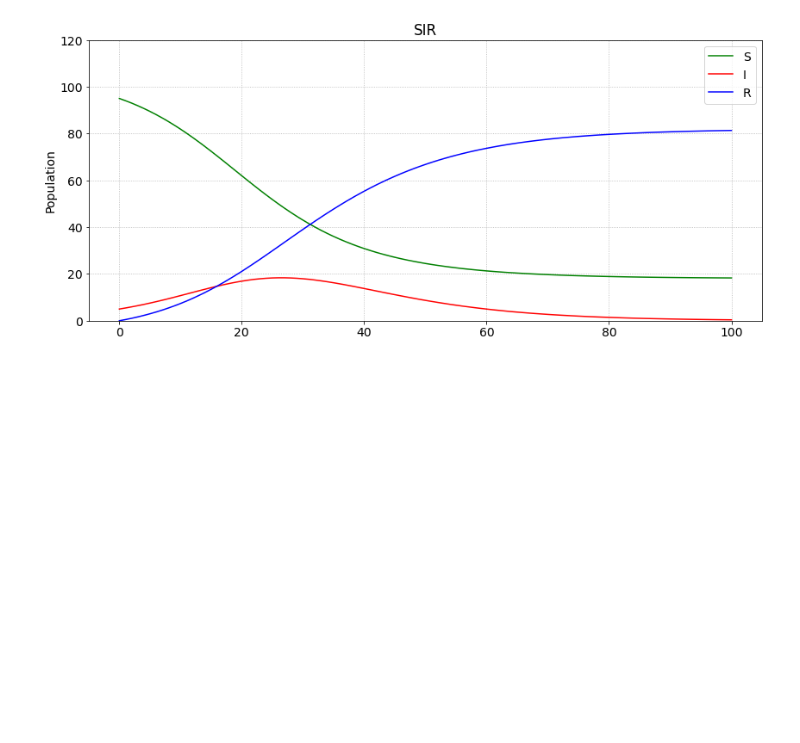
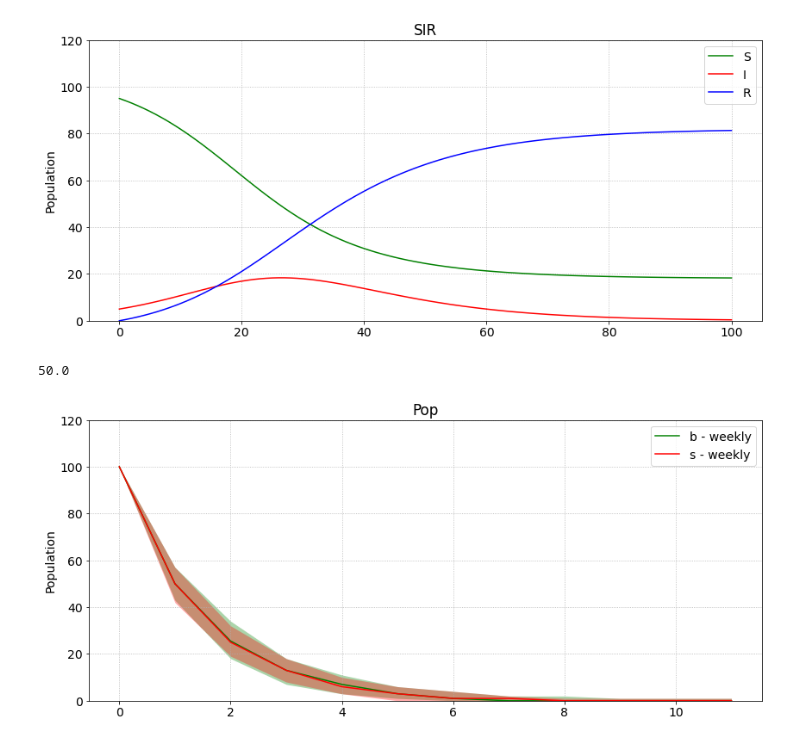
Before and after one commit to DND-DRDC-RDDC/OS_PyCoMod, a Jupyter notebook: test.ipynb, the cells around one changed output. Saved outputs shown, nothing was run; the diff lists cells and outputs as text; code cells hidden in the pictures; blank space fills up the shorter version.

```diff
--- a/test.ipynb
+++ b/test.ipynb
@@ -769,3 +802,48 @@ plt.plot(mgr['My run']['output']['I'], color='red', label='I')
 plt.plot(mgr['My run']['output']['R'], color='blue', label='R')
 # %% [output]
 [figure]
+# %%
+# testing to see if time step matters for a binomial model of attrition
+# result: monte carlo output looks identical using weekly or daily timestep (good news)
+
+rng = np.random.default_rng()
+
+class binom(pcm.Model):
+    def build(self, n, r):
+        P = self.pool(n, pool_type='int')
+        A = self.pool(0, pool_type='int')
+
+        Fa = self.flow(lambda: rng.binomial(P, r), src=P, dest=A)
+
+        return locals()
+
+class stochastic(pcm.Model):
+    def build(self, n, r):
+        P = self.pool(n, pool_type='int')
+        A = self.pool(0, pool_type='int')
+
+        Fa = self.flow(lambda: P*r, src=P, dest=A, stochastic=True, variance=lambda: P*r*(1-r))
+
+        return locals()
+
+
+b1 = binom(100, 0.5)
+s1 = stochastic(100, 0.5)
+# %%
+s1.Fa.rate_func()
+# %% [output]
+50.0
+# %%
+mgr = pcm.RunManager()
+mgr.run_mc(b1, duration=10, reps=100, tunit='W', dt=1, label='b - weekly')
+#mgr.run_mc(b2, duration=364, reps=100, tunit='D', dt=1, label='b - daily')
+mgr.run_mc(s1, duration=10, reps=100, tunit='W', dt=1, label='s - weekly')
+#mgr.run_mc(s2, duration=364, reps=100, tunit='D', dt=1, label='s - daily')
+# %%
+plt = pcm.Plotter(title='Pop', ylabel='Population', fontsize=14, ylimit=[0,120], xdates=False)
+plt.plot(mgr['b - weekly']['output_mc']['P'], color='green', interval=90, label='b - weekly', step=True)
+#plt.plot(mgr['b - daily']['output_mc']['P'], color='blue', interval=90, label='b - daily', step=False)
+plt.plot(mgr['s - weekly']['output_mc']['P'], color='red', interval=90, label='s - weekly', step=True)
+#plt.plot(mgr['s - daily']['output_mc']['P'], color='cyan', interval=90, label='s - daily', step=True)
+# %% [output]
+[figure, added]
```
Also changed, not shown: parts of 27 cells of this notebook, 2 other files.
